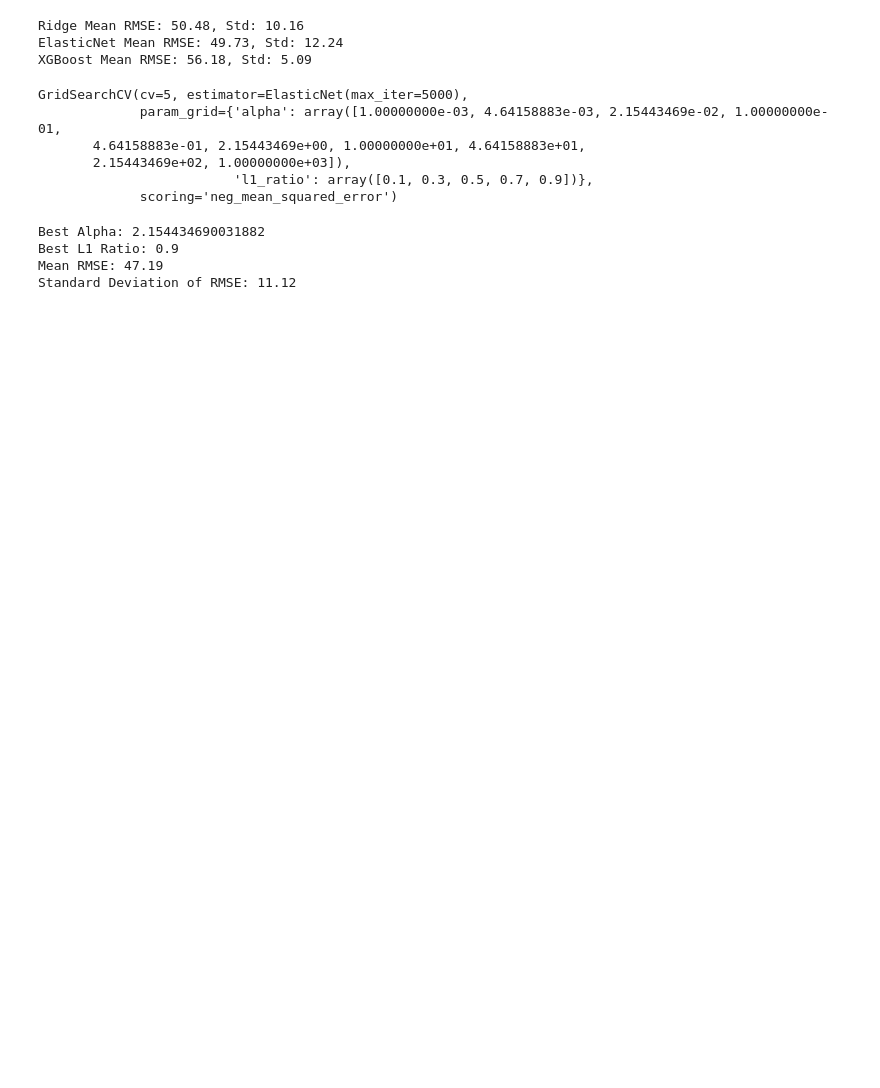
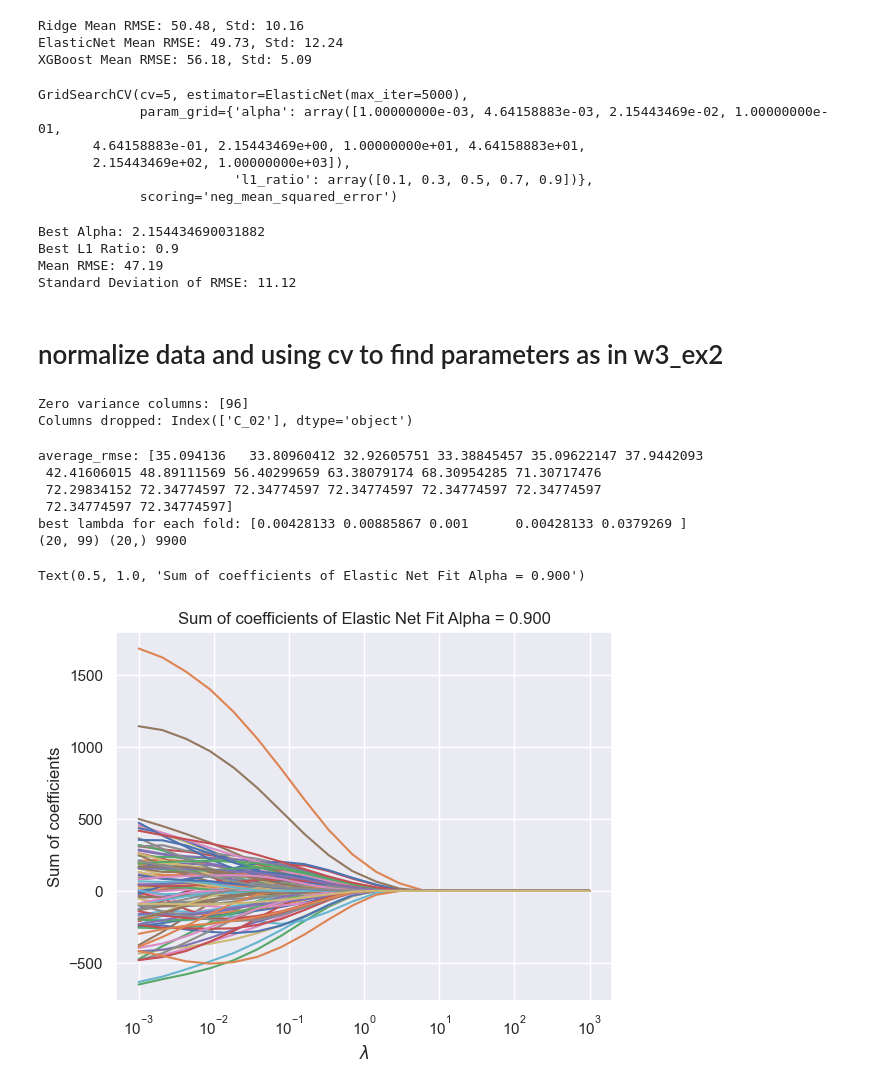
Before and after one commit to Danyushen/02582_case1, a Jupyter notebook: elasticnet.ipynb, the cells around one changed output. Drawn from its saved outputs; the diff is of its cells as text; code cells hidden in the pictures; blank space fills up the shorter version.

Commit message:
normalized data

```diff
--- a/elasticnet.ipynb
+++ b/elasticnet.ipynb
@@ -81,3 +81,5 @@ Best Alpha: 2.154434690031882
 Best L1 Ratio: 0.9
 Mean RMSE: 47.19
 Standard Deviation of RMSE: 11.12
+# %% [markdown]
+# normalize data and using cv to find parameters as in w3_ex2
@@ -83,0 +124,74 @@ Standard Deviation of RMSE: 11.12
+# %%
+X = df.drop('y', axis=1)
+y = df['y']
+
+X_imputed_mean = X.fillna(X.mean())
+
+# check if there are any columns with zero variance
+variance = np.var(X_imputed_mean, axis=0)
+zero_var_cols = np.where(variance == 0)[0]
+print('Zero variance columns:', zero_var_cols)
+
+# drop columns with zero variance
+X_imputed_mean = X_imputed_mean.drop(X_imputed_mean.columns[zero_var_cols], axis=1)
+print('Columns dropped:', X.columns[zero_var_cols])
+
+[n, p] = np.shape(X_imputed_mean)
+# %% [output]
+Zero variance columns: [96]
+Columns dropped: Index(['C_02'], dtype='object')
+# %%
+alpha = 0.9
+lambdas = np.logspace(-3, 3, num=20)
+
+CV = 5
+kf = KFold(n_splits=CV)
+
+coefs = np.zeros((CV,len(lambdas),p))
+mse_fold = []
+for i, (train_index, test_index) in enumerate(kf.split(X)):
+    ytrain = y.iloc[train_index].values
+    ytest = y.iloc[test_index].values
+    Xtrain = X_imputed_mean.iloc[train_index].values
+    Xtest = X_imputed_mean.iloc[test_index].values
+
+    # NOTE: If you normalize outside the CV loop the data implicitly carry information of the test data
+    # We should perform CV "the right way" and keep test data unseen.
+    ytrain, mu = centerData(ytrain); # center training response
+    ytest = ytest-mu; # use the mean value of the training response to center the test response
+
+    Xtrain, mu = centerData(Xtrain); # center training data
+    Xtest = Xtest-mu; # use the mean value of the training data to center the test data
+
+    Xtrain,d = normalize(Xtrain) # normalize training data
+    Xtest = Xtest / d # normalize test data using euclidian length of train data columns
+
+    mse_lam = []
+    for j, lambda_ in enumerate(lambdas):
+        with warnings.catch_warnings(): # done to disable all the convergence warnings from elastic net
+            warnings.simplefilter("ignore")
+
+            model = ElasticNet(l1_ratio = alpha, alpha=lambda_).fit(Xtrain, ytrain)
+            coefs[i,j,:] = model.coef_
+            mse_lam = np.append(mse_lam, np.mean((ytest - Xtest @ model.coef_)**2))
+
+    mse_fold.append(mse_lam)
+
+print("average_rmse:", np.sqrt(np.mean(mse_fold, axis=0)))
+print("best lambda for each fold:", lambdas[np.argmin(mse_fold, axis=1)])
+trace = np.sum(coefs, axis=0)
+print(trace.shape,lambdas.shape,n*p)
+plt.figure()
+plt.semilogx(lambdas, trace)
+plt.xlabel(r'$\lambda$')
+plt.ylabel('Sum of coefficients')
+plt.title('Sum of coefficients of Elastic Net Fit Alpha = %.3f' % alpha)
+# %% [output]
+average_rmse: [35.094136   33.80960412 32.92605751 33.38845457 35.09622147 37.9442093
+ 42.41606015 48.89111569 56.40299659 63.38079174 68.30954285 71.30717476
+ 72.29834152 72.34774597 72.34774597 72.34774597 72.34774597 72.34774597
+ 72.34774597 72.34774597]
+best lambda for each fold: [0.00428133 0.00885867 0.001      0.00428133 0.0379269 ]
+(20, 99) (20,) 9900
+Text(0.5, 1.0, 'Sum of coefficients of Elastic Net Fit Alpha = 0.900')
+[figure, added]
```
Also changed, not shown: parts of 4 cells of this notebook, 1 other file.
